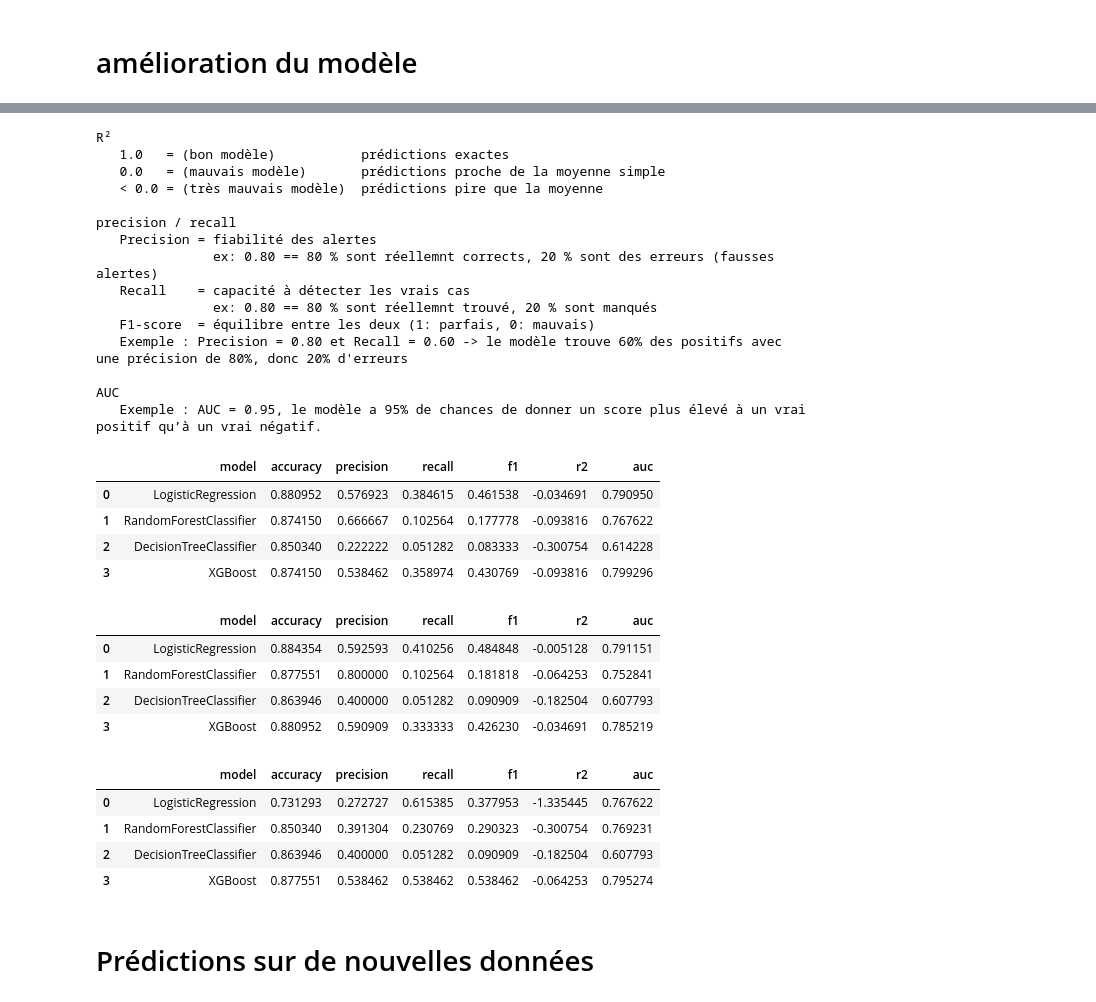
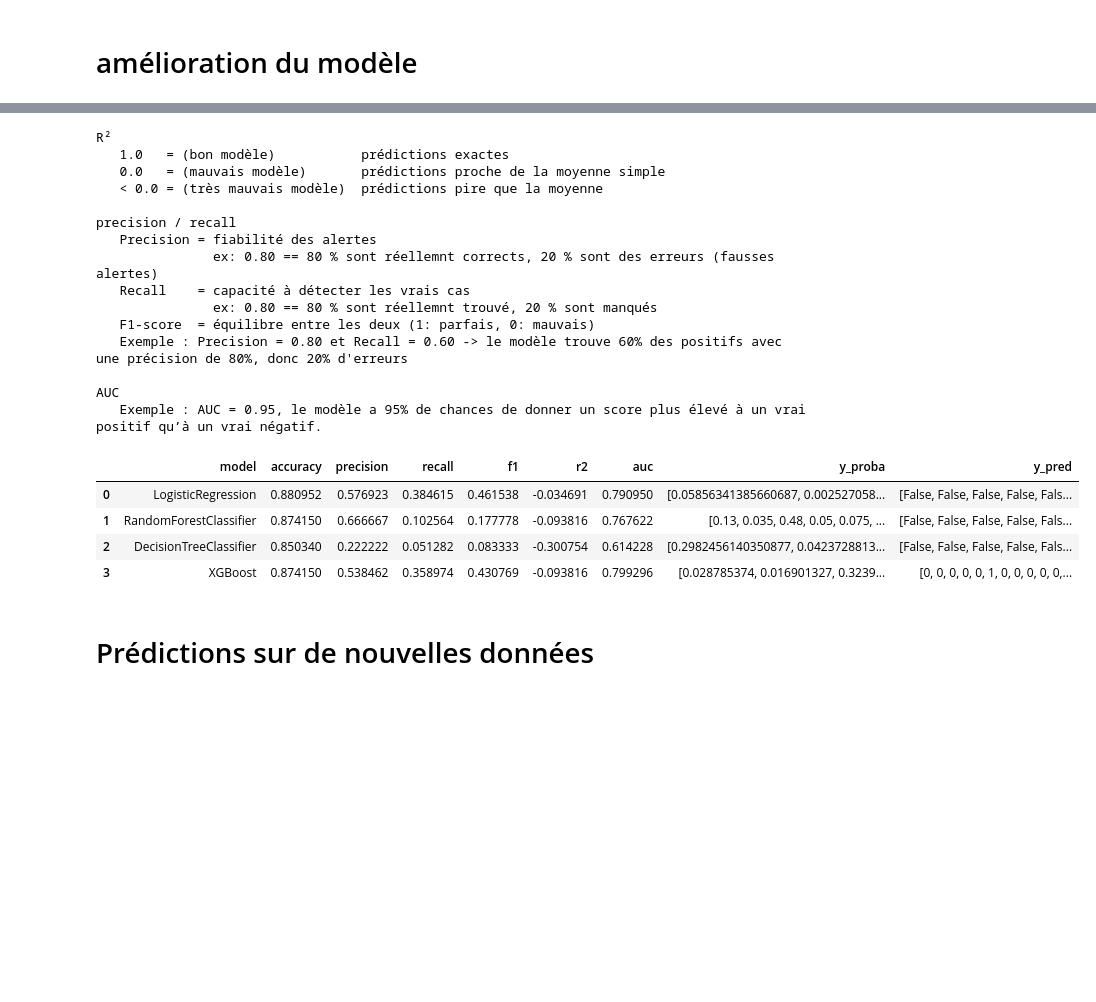
Before and after one commit to Ace4teaM/OCR-NovaTech, a Jupyter notebook: 3.modelisations.ipynb, the cells around one changed output, grey strips where cells are left out. Saved outputs shown, nothing was run; the diff lists cells and outputs as text; code cells hidden in the pictures; blank space fills up the shorter version.

```diff
--- a/3.modelisations.ipynb
+++ b/3.modelisations.ipynb
@@ -226,58 +349,26 @@ pass_list.append(results_list)
-# %%
-print("R²")
-print("   1.0   = (bon modèle)           prédictions exactes ")
-print("   0.0   = (mauvais modèle)       prédictions proche de la moyenne simple ")
-print("   < 0.0 = (très mauvais modèle)  prédictions pire que la moyenne ")
-
-print()
-
-print("precision / recall")
-print("   Precision = fiabilité des alertes")
-print("               ex: 0.80 == 80 % sont réellemnt corrects, 20 % sont des erreurs (fausses alertes)")
-print("   Recall    = capacité à détecter les vrais cas")
-print("               ex: 0.80 == 80 % sont réellemnt trouvé, 20 % sont manqués")
-print("   F1-score  = équilibre entre les deux (1: parfais, 0: mauvais)")
-print("   Exemple : Precision = 0.80 et Recall = 0.60 -> le modèle trouve 60% des positifs avec une précision de 80%, donc 20% d'erreurs")
-
-print()
-
-print("AUC")
-print("   Exemple : AUC = 0.95, le modèle a 95% de chances de donner un score plus élevé à un vrai positif qu’à un vrai négatif.")
-
-for results_list in pass_list:
-    results = pd.DataFrame(results_list)
-    display(results)
-# %% [output]
-R²
-   1.0   = (bon modèle)           prédictions exactes
-   0.0   = (mauvais modèle)       prédictions proche de la moyenne simple
-   < 0.0 = (très mauvais modèle)  prédictions pire que la moyenne
-
-precision / recall
-   Precision = fiabilité des alertes
-               ex: 0.80 == 80 % sont réellemnt corrects, 20 % sont des erreurs (fausses alertes)
-   Recall    = capacité à détecter les vrais cas
-               ex: 0.80 == 80 % sont réellemnt trouvé, 20 % sont manqués
-   F1-score  = équilibre entre les deux (1: parfais, 0: mauvais)
-   Exemple : Precision = 0.80 et Recall = 0.60 -> le modèle trouve 60% des positifs avec une précision de 80%, donc 20% d'erreurs
-
-AUC
-   Exemple : AUC = 0.95, le modèle a 95% de chances de donner un score plus élevé à un vrai positif qu’à un vrai négatif.
-|  | model | accuracy | precision | recall | f1 | r2 | auc |
-| 0 | LogisticRegression | 0.880952 | 0.576923 | 0.384615 | 0.461538 | -0.034691 | 0.790950 |
-| 1 | RandomForestClassifier | 0.874150 | 0.666667 | 0.102564 | 0.177778 | -0.093816 | 0.767622 |
-| 2 | DecisionTreeClassifier | 0.850340 | 0.222222 | 0.051282 | 0.083333 | -0.300754 | 0.614228 |
-| 3 | XGBoost | 0.874150 | 0.538462 | 0.358974 | 0.430769 | -0.093816 | 0.799296 |
-|  | model | accuracy | precision | recall | f1 | r2 | auc |
-| 0 | LogisticRegression | 0.884354 | 0.592593 | 0.410256 | 0.484848 | -0.005128 | 0.791151 |
-| 1 | RandomForestClassifier | 0.877551 | 0.800000 | 0.102564 | 0.181818 | -0.064253 | 0.752841 |
-| 2 | DecisionTreeClassifier | 0.863946 | 0.400000 | 0.051282 | 0.090909 | -0.182504 | 0.607793 |
-| 3 | XGBoost | 0.880952 | 0.590909 | 0.333333 | 0.426230 | -0.034691 | 0.785219 |
-|  | model | accuracy | precision | recall | f1 | r2 | auc |
-| 0 | LogisticRegression | 0.731293 | 0.272727 | 0.615385 | 0.377953 | -1.335445 | 0.767622 |
-| 1 | RandomForestClassifier | 0.850340 | 0.391304 | 0.230769 | 0.290323 | -0.300754 | 0.769231 |
-| 2 | DecisionTreeClassifier | 0.863946 | 0.400000 | 0.051282 | 0.090909 | -0.182504 | 0.607793 |
-| 3 | XGBoost | 0.877551 | 0.538462 | 0.538462 | 0.538462 | -0.064253 | 0.795274 |
+# %%
+print_results(pass_list[0])
+# %% [output]
+R²
+   1.0   = (bon modèle)           prédictions exactes
+   0.0   = (mauvais modèle)       prédictions proche de la moyenne simple
+   < 0.0 = (très mauvais modèle)  prédictions pire que la moyenne
+
+precision / recall
+   Precision = fiabilité des alertes
+               ex: 0.80 == 80 % sont réellemnt corrects, 20 % sont des erreurs (fausses alertes)
+   Recall    = capacité à détecter les vrais cas
+               ex: 0.80 == 80 % sont réellemnt trouvé, 20 % sont manqués
+   F1-score  = équilibre entre les deux (1: parfais, 0: mauvais)
+   Exemple : Precision = 0.80 et Recall = 0.60 -> le modèle trouve 60% des positifs avec une précision de 80%, donc 20% d'erreurs
+
+AUC
+   Exemple : AUC = 0.95, le modèle a 95% de chances de donner un score plus élevé à un vrai positif qu’à un vrai négatif.
+|  | model | accuracy | precision | recall | f1 | r2 | auc | y_proba | y_pred |
+| 0 | LogisticRegression | 0.880952 | 0.576923 | 0.384615 | 0.461538 | -0.034691 | 0.790950 | [0.05856341385660687, 0.002527058... | [False, False, False, False, Fals... |
+| 1 | RandomForestClassifier | 0.874150 | 0.666667 | 0.102564 | 0.177778 | -0.093816 | 0.767622 | [0.13, 0.035, 0.48, 0.05, 0.075, ... | [False, False, False, False, Fals... |
+| 2 | DecisionTreeClassifier | 0.850340 | 0.222222 | 0.051282 | 0.083333 | -0.300754 | 0.614228 | [0.2982456140350877, 0.0423728813... | [False, False, False, False, Fals... |
+| 3 | XGBoost | 0.874150 | 0.538462 | 0.358974 | 0.430769 | -0.093816 | 0.799296 | [0.028785374, 0.016901327, 0.3239... | [0, 0, 0, 0, 0, 1, 0, 0, 0, 0, 0,... |
 # %% [markdown]
 # Prédictions sur de nouvelles données
 # %% [markdown]
```
Also changed, not shown: parts of 10 cells of this notebook.
